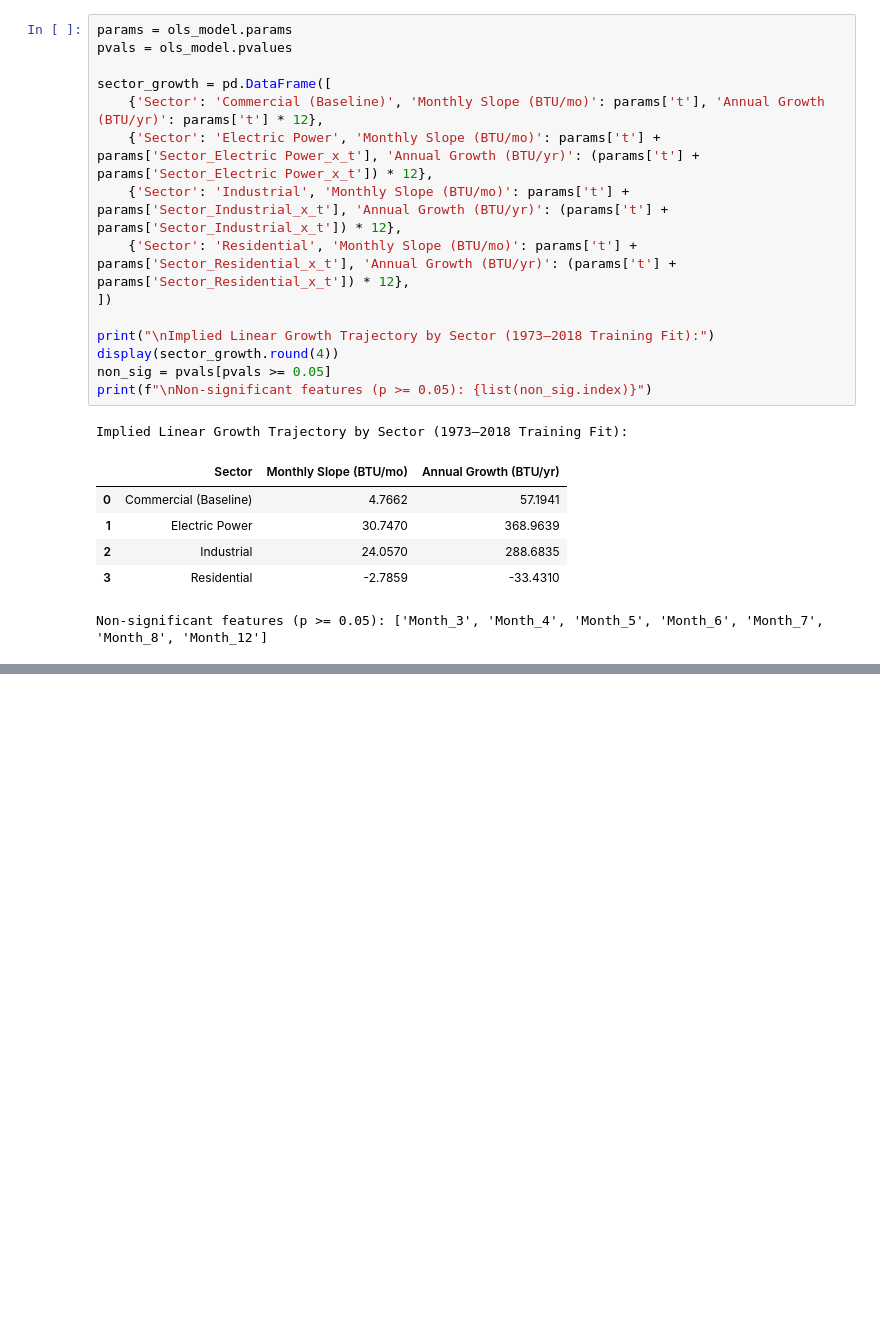
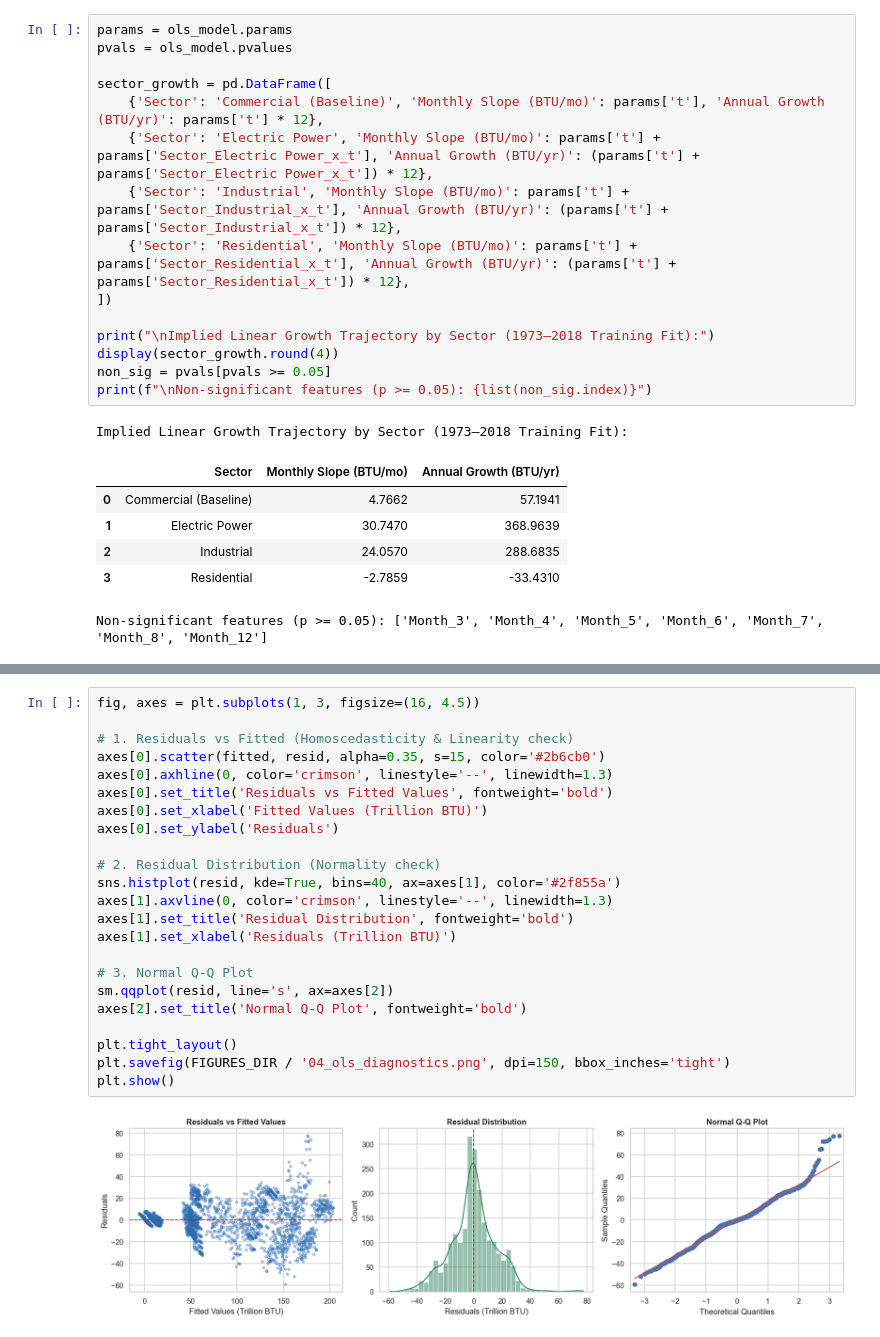
Before and after one commit to MichaelB232/41_IF-D_KataAnissaBebas, a Jupyter notebook: notebooks/04_modeling_and_evaluation.ipynb, the cells around one changed output, grey strips where cells are left out. Drawn from its saved outputs; the diff is of its cells as text; blank space fills up the shorter version.

Commit message:
feat(modeling): implement OLS ablation study, HAC diagnostics, and forecast evaluation

```diff
--- a/notebooks/04_modeling_and_evaluation.ipynb
+++ b/notebooks/04_modeling_and_evaluation.ipynb
@@ -193,0 +304,25 @@ Non-significant features (p >= 0.05): ['Month_3', 'Month_4', 'Month_5', 'Month_6
+# %%
+fig, axes = plt.subplots(1, 3, figsize=(16, 4.5))
+
+# 1. Residuals vs Fitted (Homoscedasticity & Linearity check)
+axes[0].scatter(fitted, resid, alpha=0.35, s=15, color='#2b6cb0')
+axes[0].axhline(0, color='crimson', linestyle='--', linewidth=1.3)
+axes[0].set_title('Residuals vs Fitted Values', fontweight='bold')
+axes[0].set_xlabel('Fitted Values (Trillion BTU)')
+axes[0].set_ylabel('Residuals')
+
+# 2. Residual Distribution (Normality check)
+sns.histplot(resid, kde=True, bins=40, ax=axes[1], color='#2f855a')
+axes[1].axvline(0, color='crimson', linestyle='--', linewidth=1.3)
+axes[1].set_title('Residual Distribution', fontweight='bold')
+axes[1].set_xlabel('Residuals (Trillion BTU)')
+
+# 3. Normal Q-Q Plot
+sm.qqplot(resid, line='s', ax=axes[2])
+axes[2].set_title('Normal Q-Q Plot', fontweight='bold')
+
+plt.tight_layout()
+plt.savefig(FIGURES_DIR / '04_ols_diagnostics.png', dpi=150, bbox_inches='tight')
+plt.show()
+# %% [output]
+[figure, added]
```
Also changed, not shown: parts of 9 cells of this notebook, 2 other files.
